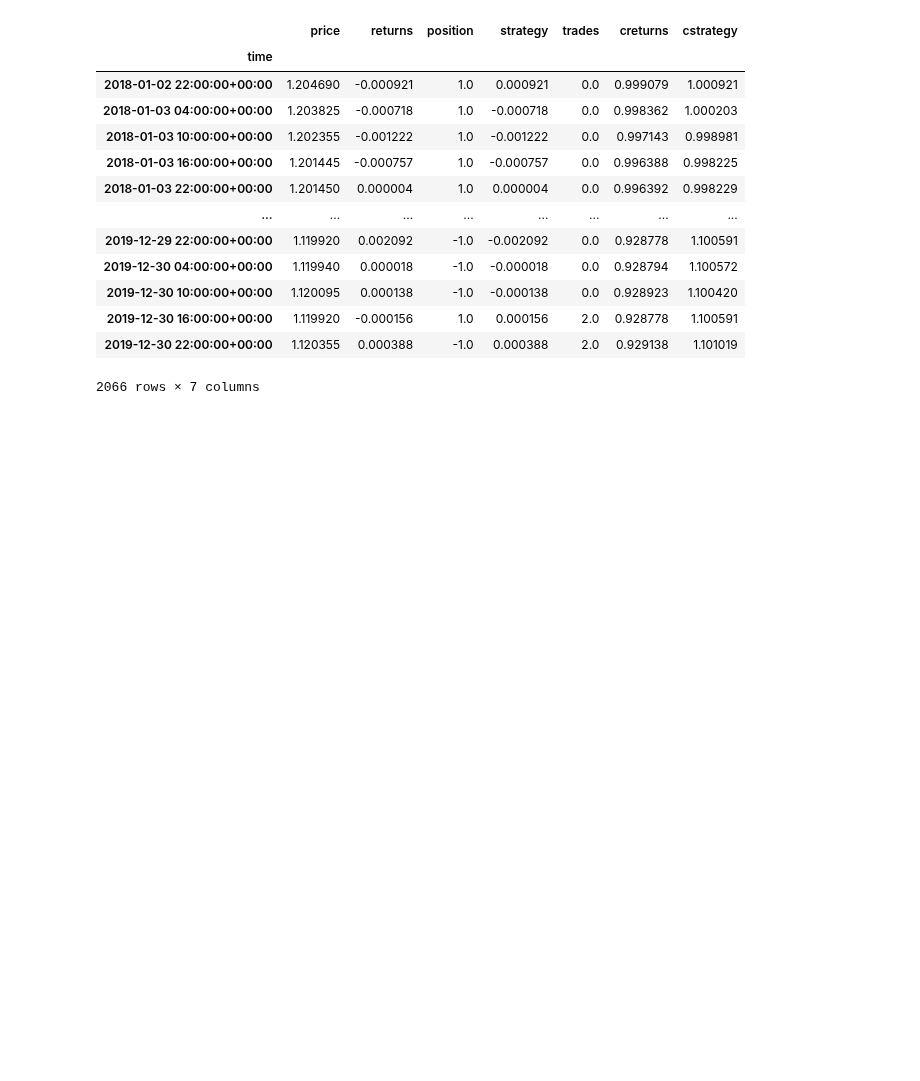
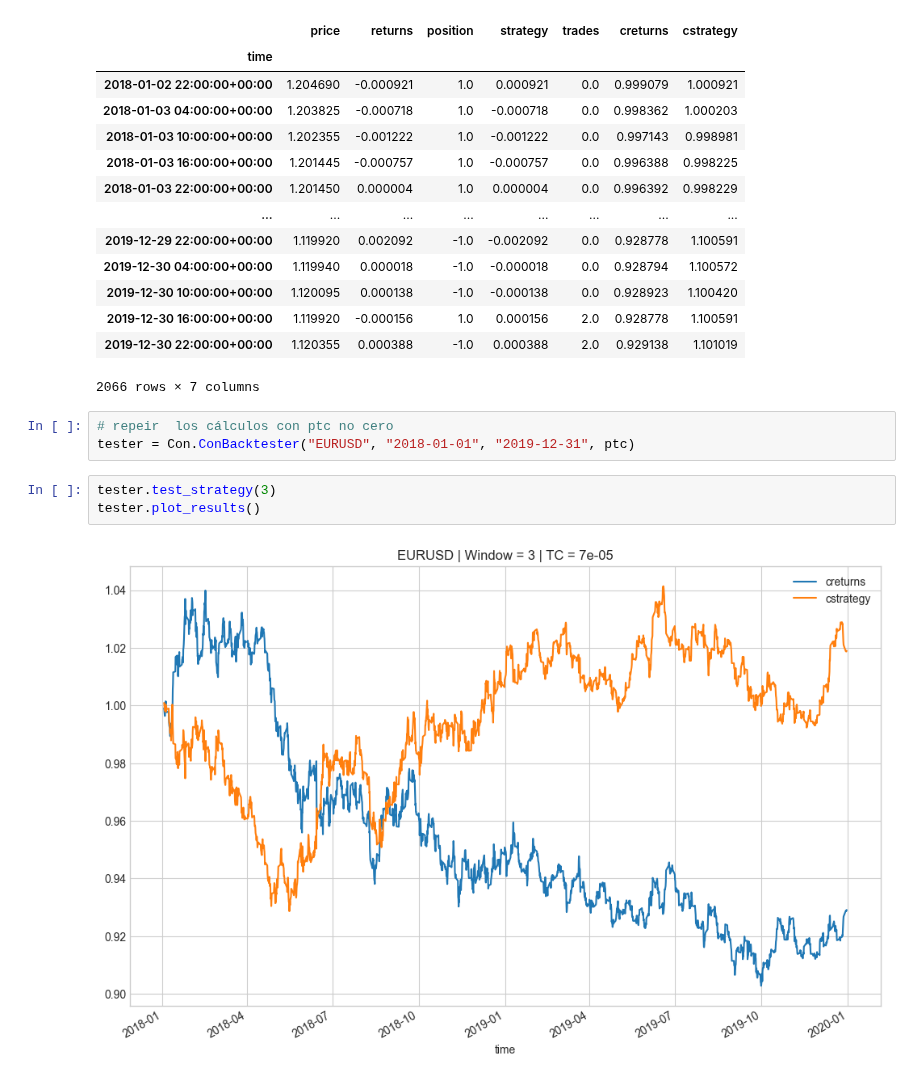
Before and after one commit to mario812/algo-trading-env, a Jupyter notebook: 3.2.8-gen_oop_conback.ipynb, the cells around one changed output. Saved outputs shown, nothing was run; the diff lists cells and outputs as text; blank space fills up the shorter version.

```diff
--- a/3.2.8-gen_oop_conback.ipynb
+++ b/3.2.8-gen_oop_conback.ipynb
@@ -80,3 +80,11 @@ tester.results
 | 2019-12-30 16:00:00+00:00 | 1.119920 | -0.000156 | 1.0 | 0.000156 | 2.0 | 0.928778 | 1.100591 |
 | 2019-12-30 22:00:00+00:00 | 1.120355 | 0.000388 | -1.0 | 0.000388 | 2.0 | 0.929138 | 1.101019 |
 2066 rows × 7 columns
+# %%
+# repeir  los cálculos con ptc no cero
+tester = Con.ConBacktester("EURUSD", "2018-01-01", "2019-12-31", ptc)
+# %%
+tester.test_strategy(3)
+tester.plot_results()
+# %% [output]
+[figure, added]
```
Also changed, not shown: parts of 6 cells of this notebook.
